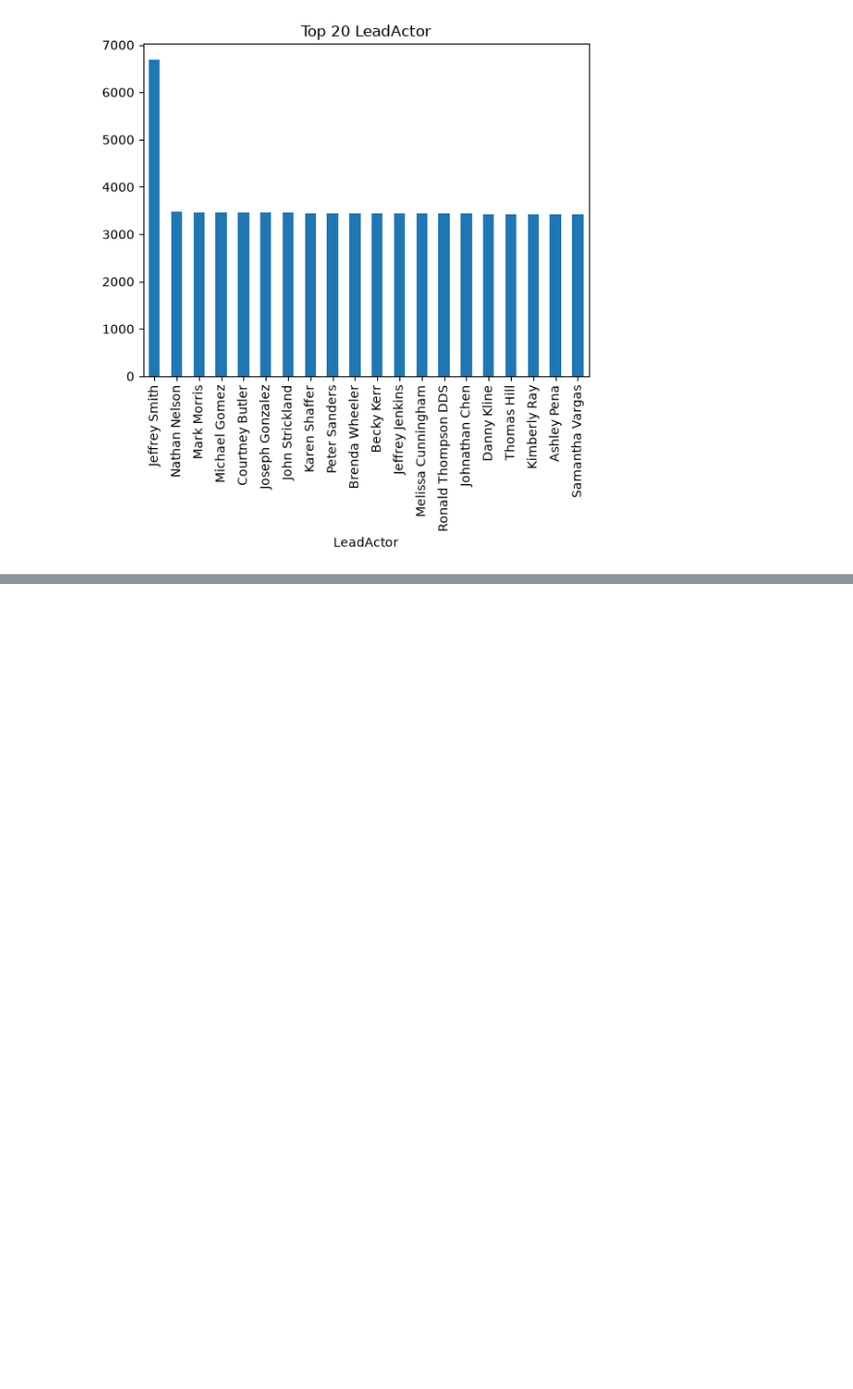
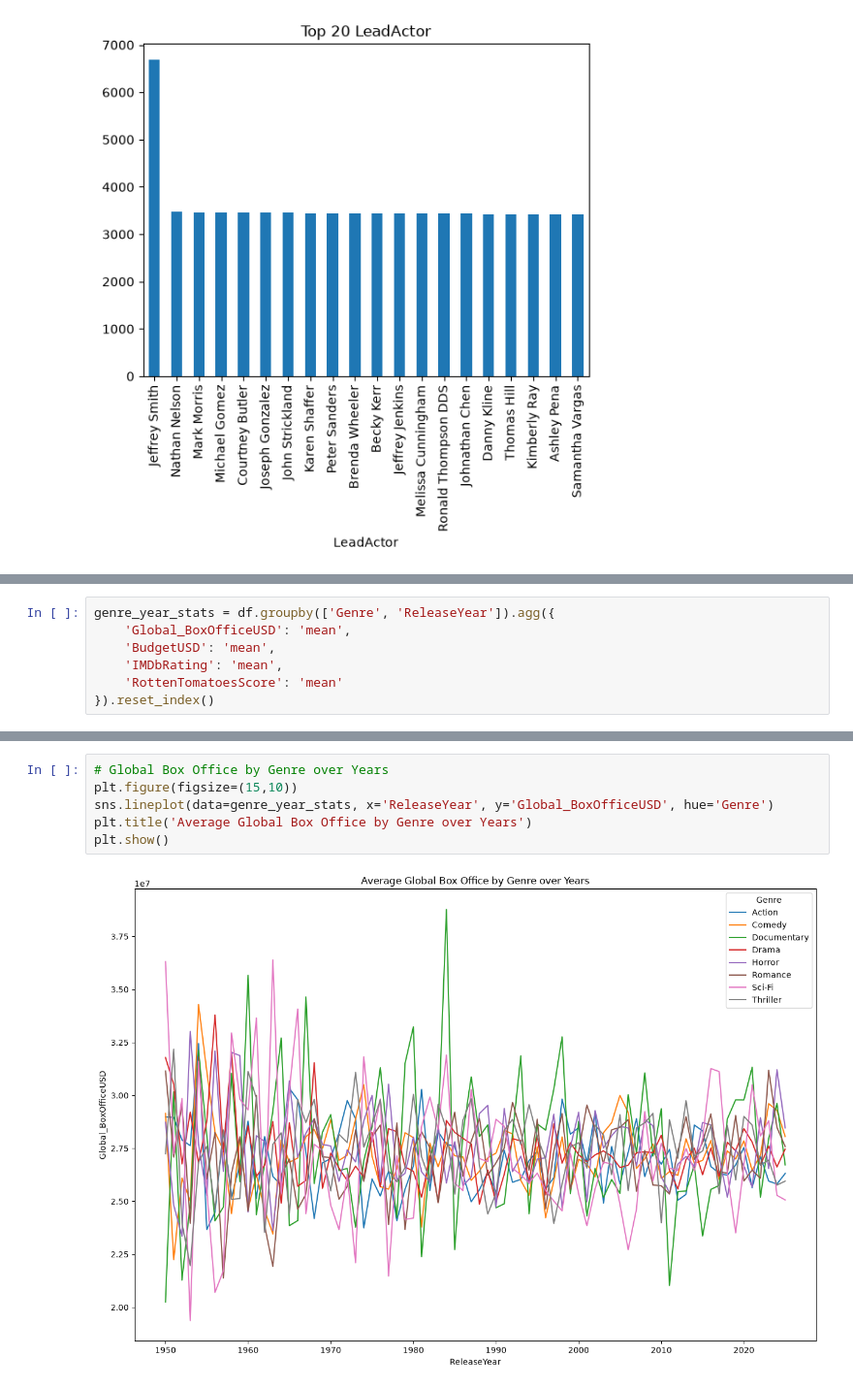
Before and after one commit to tomdu3/eda-practice, a Jupyter notebook: eda-netflix/eda-netflix.ipynb, the cells around one changed output, grey strips where cells are left out. Shown at 97% size. Drawn from its saved outputs; the diff is of its cells as text; blank space fills up the shorter version.

```diff
--- a/eda-netflix/eda-netflix.ipynb
+++ b/eda-netflix/eda-netflix.ipynb
@@ -152,0 +178,7 @@ for col in categorical_cols:
+# %%
+genre_year_stats = df.groupby(['Genre', 'ReleaseYear']).agg({
+    'Global_BoxOfficeUSD': 'mean',
+    'BudgetUSD': 'mean',
+    'IMDbRating': 'mean',
+    'RottenTomatoesScore': 'mean'
+}).reset_index()
@@ -152,0 +201,8 @@ for col in categorical_cols:
+# %%
+# Global Box Office by Genre over Years
+plt.figure(figsize=(15,10))
+sns.lineplot(data=genre_year_stats, x='ReleaseYear', y='Global_BoxOfficeUSD', hue='Genre')
+plt.title('Average Global Box Office by Genre over Years')
+plt.show()
+# %% [output]
+[figure, added]
```
Also changed, not shown: parts of 9 cells of this notebook.
